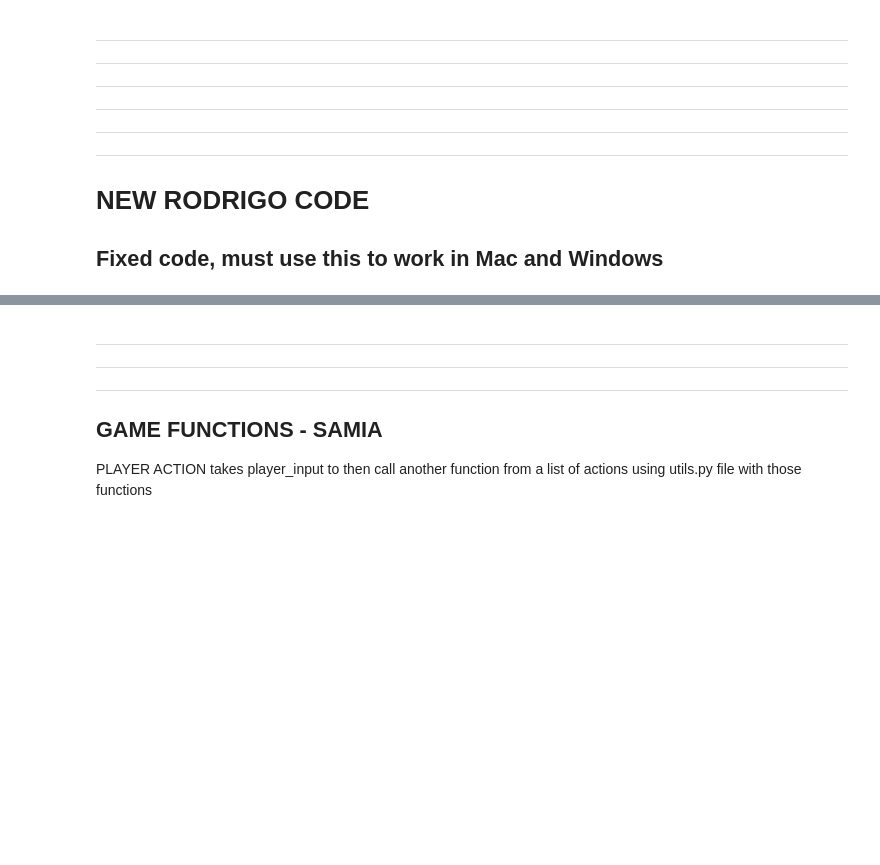
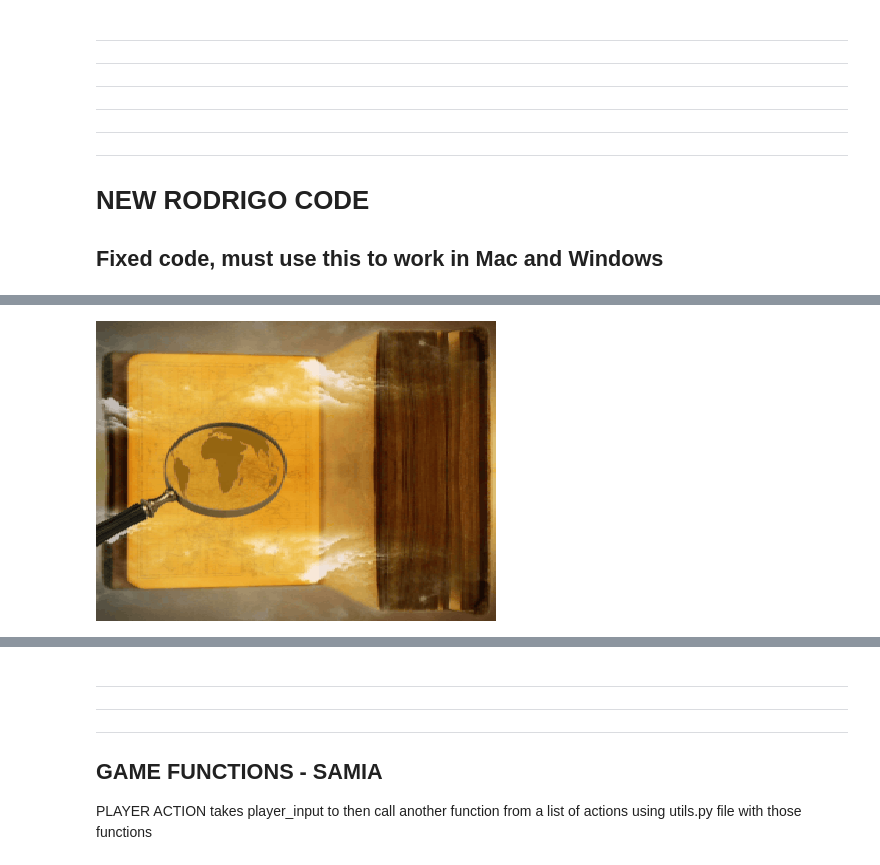
Before and after one commit to Prabhsheenkaur/escape-room-2, a Jupyter notebook: main.ipynb, the cells around one changed output, grey strips where cells are left out. Cells and saved outputs as stored; diff of their text form; code cells hidden in the pictures; blank space fills up the shorter version.

```diff
--- a/main.ipynb
+++ b/main.ipynb
@@ -929,0 +927,5 @@ trigger_event("footstep")
+# %%
+#Test call examine
+trigger_event("examine")
+# %% [output]
+[figure, added]
```
Also changed, not shown: parts of 5 cells of this notebook.
